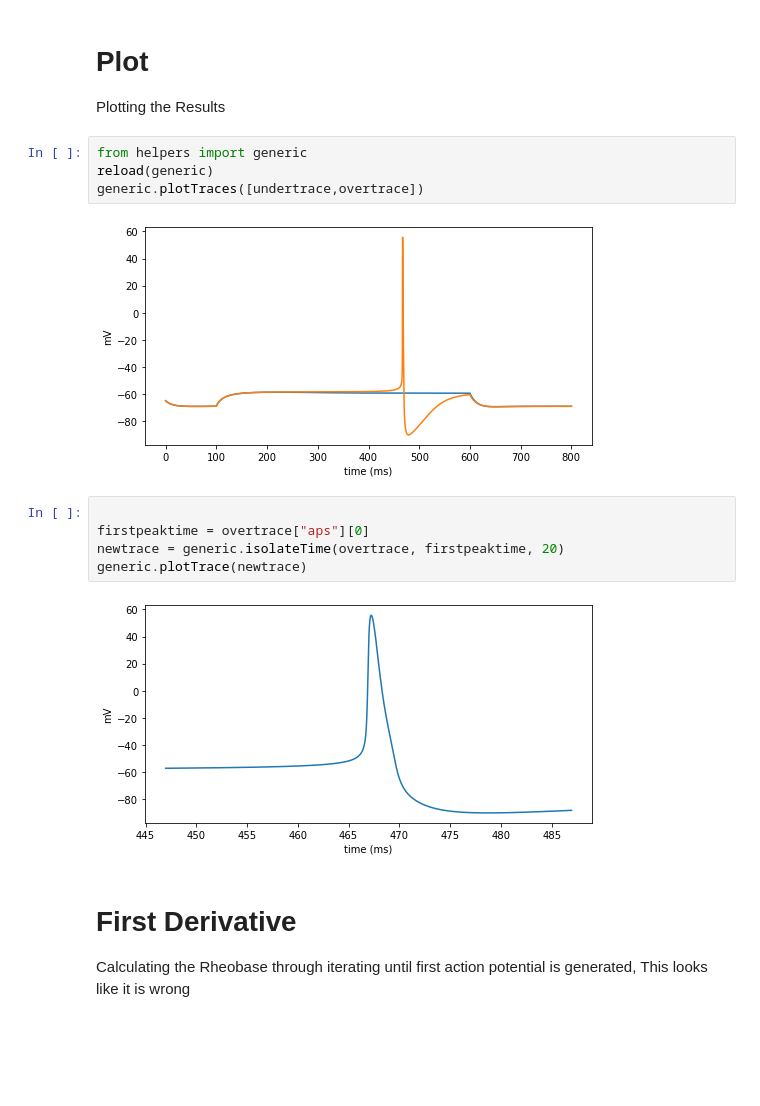
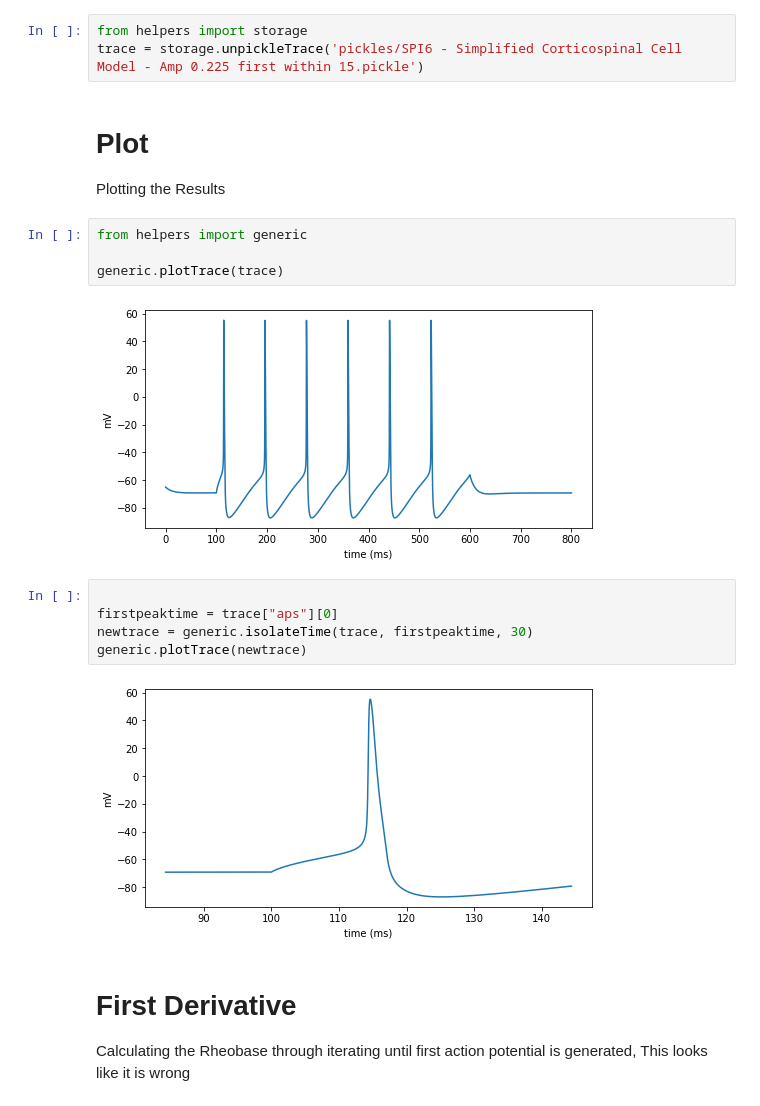
Before and after one commit to jhnnsrs/layer5-pyramidal-model, a Jupyter notebook: notebooks/AP Parameters.ipynb, the cells around one changed output. Saved outputs shown, nothing was run; the diff lists cells and outputs as text; blank space fills up the shorter version.

```diff
--- a/notebooks/AP Parameters.ipynb
+++ b/notebooks/AP Parameters.ipynb
@@ -35,20 +18,23 @@ Detected first AP at 0.09612700000000003  [mv]
+# %%
+from helpers import storage
+trace = storage.unpickleTrace('pickles/SPI6 - Simplified Corticospinal Cell Model - Amp 0.225 first within 15.pickle')
 # %% [markdown]
 # Plot
 
 Plotting the Results
 # %%
 from helpers import generic
-reload(generic)
-generic.plotTraces([undertrace,overtrace])
+
+generic.plotTrace(trace)
 # %% [output]
-[figure, old version]
+[figure, new version]
 # %%
 
-firstpeaktime = overtrace["aps"][0]
-newtrace = generic.isolateTime(overtrace, firstpeaktime, 20)
+firstpeaktime = trace["aps"][0]
+newtrace = generic.isolateTime(trace, firstpeaktime, 30)
 generic.plotTrace(newtrace)
 # %% [output]
-[figure, old version]
+[figure, new version]
 # %% [markdown]
 # First Derivative
 
```
Also changed, not shown: parts of 12 cells of this notebook, 11 other files.
